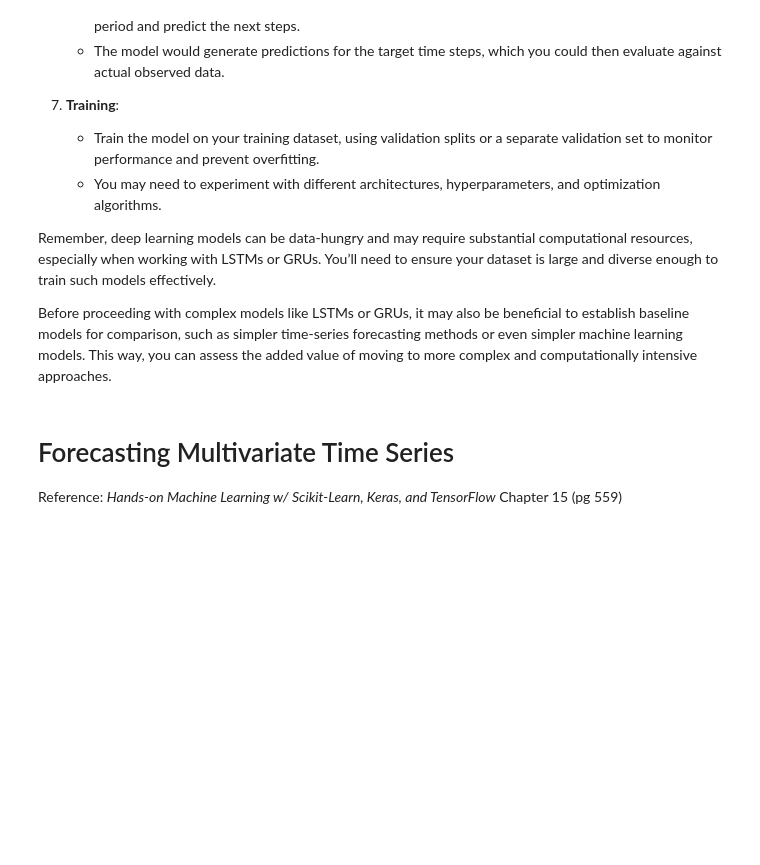
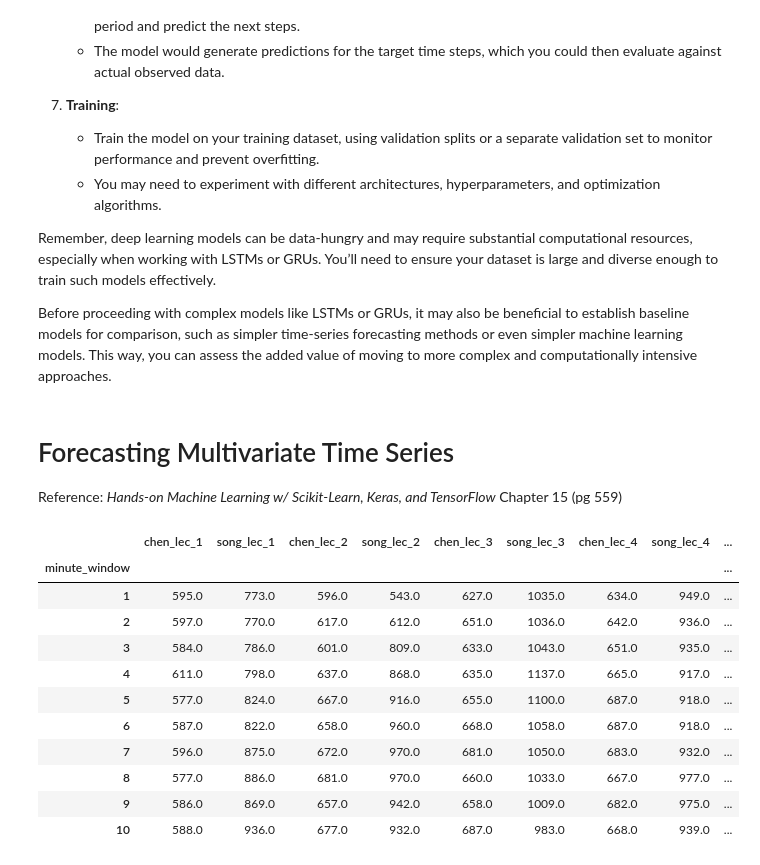
Before and after one commit to coreyddsc/aranet4-project, a Jupyter notebook: coreyd.dsc_temporary/aranet_ts_manipulations.ipynb, the cells around one changed output. Cells and saved outputs as stored; diff of their text form; code cells hidden in the pictures; blank space fills up the shorter version.

```diff
--- a/coreyd.dsc_temporary/aranet_ts_manipulations.ipynb
+++ b/coreyd.dsc_temporary/aranet_ts_manipulations.ipynb
@@ -878,3 +706,31 @@ Before proceeding with complex models like LSTMs or GRUs, it may also be benefic
 # Forecasting Multivariate Time Series
 
 Reference: *Hands-on Machine Learning w/ Scikit-Learn, Keras, and TensorFlow* Chapter 15 (pg 559)
+# %%
+# Assume transposed_multindexed is already defined as per our discussion.
+# Create a copy for manipulation
+data_for_modeling = transposed_multindexed.copy()
+
+# Filter to only include 'Carbon dioxide(ppm)' rows
+co2_data = data_for_modeling.xs('Carbon dioxide(ppm)', level='measurement')
+
+# Convert all columns to numeric, as they are currently 'object' type
+co2_data = co2_data.apply(pd.to_numeric, errors='coerce')
+
+# Display the CO2 data to verify
+co2_data.head(10)
+
+# Now `co2_data` can be used for further time series analysis or modeling.
+# %% [output]
+|  | chen_lec_1 | song_lec_1 | chen_lec_2 | song_lec_2 | chen_lec_3 | song_lec_3 | chen_lec_4 | song_lec_4 | ... |
+| minute_window |  |  |  |  |  |  |  |  | ... |
+| 1 | 595.0 | 773.0 | 596.0 | 543.0 | 627.0 | 1035.0 | 634.0 | 949.0 | ... |
+| 2 | 597.0 | 770.0 | 617.0 | 612.0 | 651.0 | 1036.0 | 642.0 | 936.0 | ... |
+| 3 | 584.0 | 786.0 | 601.0 | 809.0 | 633.0 | 1043.0 | 651.0 | 935.0 | ... |
+| 4 | 611.0 | 798.0 | 637.0 | 868.0 | 635.0 | 1137.0 | 665.0 | 917.0 | ... |
+| 5 | 577.0 | 824.0 | 667.0 | 916.0 | 655.0 | 1100.0 | 687.0 | 918.0 | ... |
+| 6 | 587.0 | 822.0 | 658.0 | 960.0 | 668.0 | 1058.0 | 687.0 | 918.0 | ... |
+| 7 | 596.0 | 875.0 | 672.0 | 970.0 | 681.0 | 1050.0 | 683.0 | 932.0 | ... |
+| 8 | 577.0 | 886.0 | 681.0 | 970.0 | 660.0 | 1033.0 | 667.0 | 977.0 | ... |
+| 9 | 586.0 | 869.0 | 657.0 | 942.0 | 658.0 | 1009.0 | 682.0 | 975.0 | ... |
+| 10 | 588.0 | 936.0 | 677.0 | 932.0 | 687.0 | 983.0 | 668.0 | 939.0 | ... |
```
Also changed, not shown: parts of 33 cells of this notebook, 1 other file.
